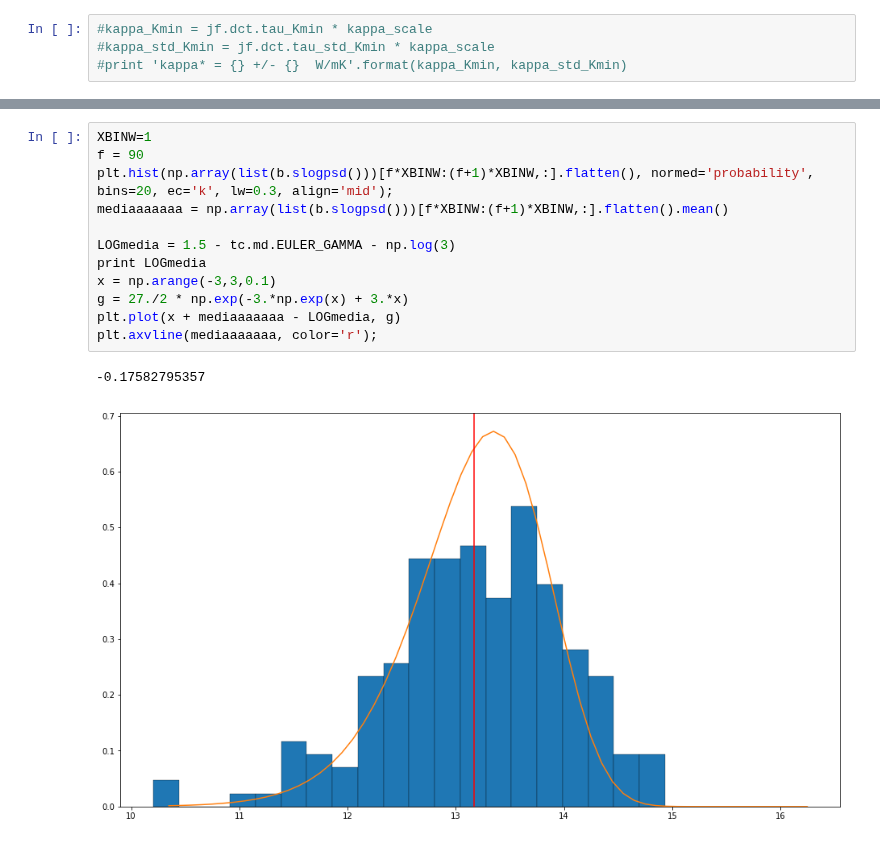
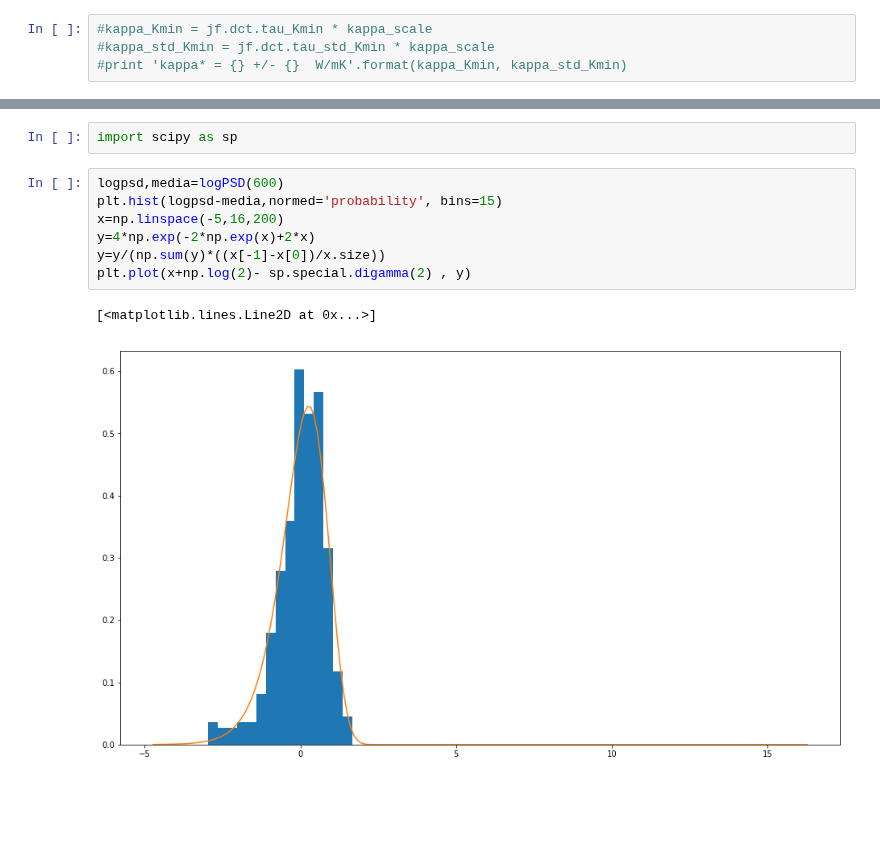
Before and after one commit to sissaschool/sportran, a Jupyter notebook: example/Blocchi_due_componenti.ipynb, the cells around one changed output, grey strips where cells are left out. Cells and saved outputs as stored; diff of their text form; blank space fills up the shorter version.

```diff
--- a/example/Blocchi_due_componenti.ipynb
+++ b/example/Blocchi_due_componenti.ipynb
@@ -158,15 +173,12 @@ plt.plot(x,np.exp(-x/2)*x/4)
-# %%
-XBINW=1
-f = 90
-plt.hist(np.array(list(b.slogpsd()))[f*XBINW:(f+1)*XBINW,:].flatten(), normed='probability', bins=20, ec='k', lw=0.3, align='mid');
-mediaaaaaaa = np.array(list(b.slogpsd()))[f*XBINW:(f+1)*XBINW,:].flatten().mean()
-
-LOGmedia = 1.5 - tc.md.EULER_GAMMA - np.log(3)
-print LOGmedia
-x = np.arange(-3,3,0.1)
-g = 27./2 * np.exp(-3.*np.exp(x) + 3.*x)
-plt.plot(x + mediaaaaaaa - LOGmedia, g)
-plt.axvline(mediaaaaaaa, color='r');
-# %% [output]
--0.17582795357
-[figure, removed]
+# %%
+import scipy as sp
+# %%
+logpsd,media=logPSD(600)
+plt.hist(logpsd-media,normed='probability', bins=15)
+x=np.linspace(-5,16,200)
+y=4*np.exp(-2*np.exp(x)+2*x)
+y=y/(np.sum(y)*((x[-1]-x[0])/x.size))
+plt.plot(x+np.log(2)- sp.special.digamma(2) , y)
+# %% [output]
+[<matplotlib.lines.Line2D at 0x...>]
+[figure, added]
```
Also changed, not shown: parts of 9 cells of this notebook, 1 other file.
